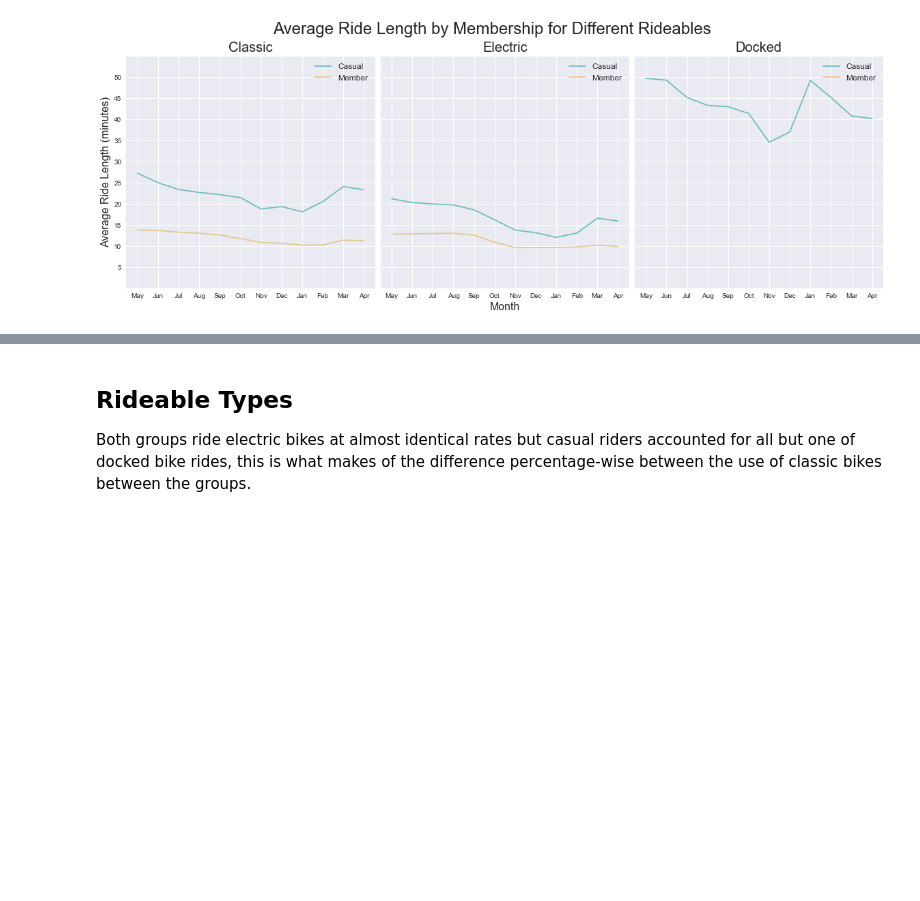
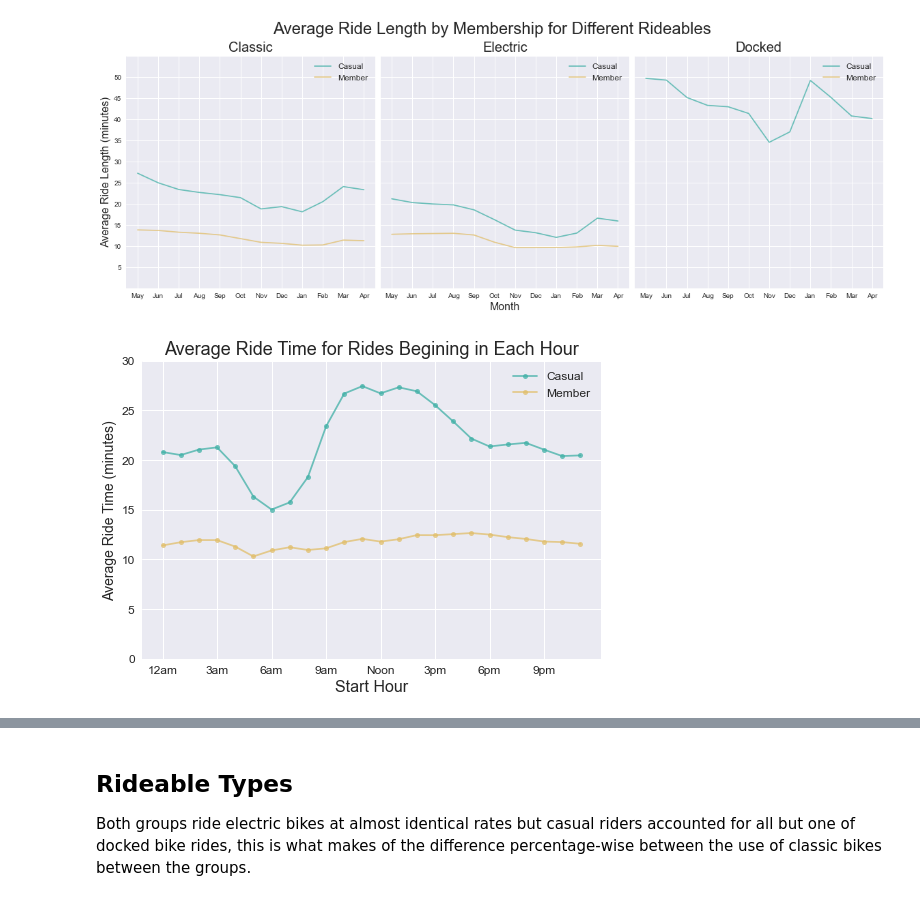
Before and after one commit to karlmadl/Cyclistic, a Jupyter notebook: 04_Analyze/analysis.ipynb, the cells around one changed output, grey strips where cells are left out. Cells and saved outputs as stored; diff of their text form; code cells hidden in the pictures; blank space fills up the shorter version.

```diff
--- a/04_Analyze/analysis.ipynb
+++ b/04_Analyze/analysis.ipynb
@@ -454,0 +470,35 @@ del months, rideables, ls, ls1, ls2, x, fig, axs, _
+# %%
+plt.style.use("seaborn")
+
+acas, amem = [], []
+hours = sorted(df.start_hour.unique())
+for hour in hours:
+    acas.append(stats.trim_mean(df[(df["start_hour"]==hour) & (df["member_casual"]=="casual")].ride_length, 0.01))
+    amem.append(stats.trim_mean(df[(df["start_hour"]==hour) & (df["member_casual"]=="member")].ride_length, 0.01))
+
+
+fig, ax = plt.subplots(figsize=(7, 5), constrained_layout=True)
+_ = ax.plot(
+    acas, label="Casual",
+    color="#40B0A6", alpha=0.75, marker=".", markersize=10
+)
+_ = ax.plot(
+    amem, label="Member",
+    color="#E1BE6A", alpha=0.75, marker=".", markersize=10
+)
+_ = ax.set_xticks([0, 3, 6, 9, 12, 15, 18, 21])
+_ = ax.set_xticklabels(["12am", "3am", "6am", "9am", "Noon", "3pm", "6pm", "9pm"])
+_ = ax.tick_params(axis="both", which="major", labelsize=12)
+_ = ax.set_xlabel("Start Hour", fontsize=16)
+_ = ax.set_ylabel("Average Ride Time (minutes)", fontsize=14)
+_ = ax.legend(prop={"size": 12})
+_ = ax.set_title("Average Ride Time for Rides Begining in Each Hour", fontsize=18)
+_ = ax.set_ylim((0, 30))
+
+
+
+# plt.savefig("figures/average_ride_length_each_hour.png", dpi=600, format="png")
+
+del acas, amem, hours, fig, ax, _
+# %% [output]
+[figure, added]
```
Also changed, not shown: parts of 43 cells of this notebook, 9 other files.
